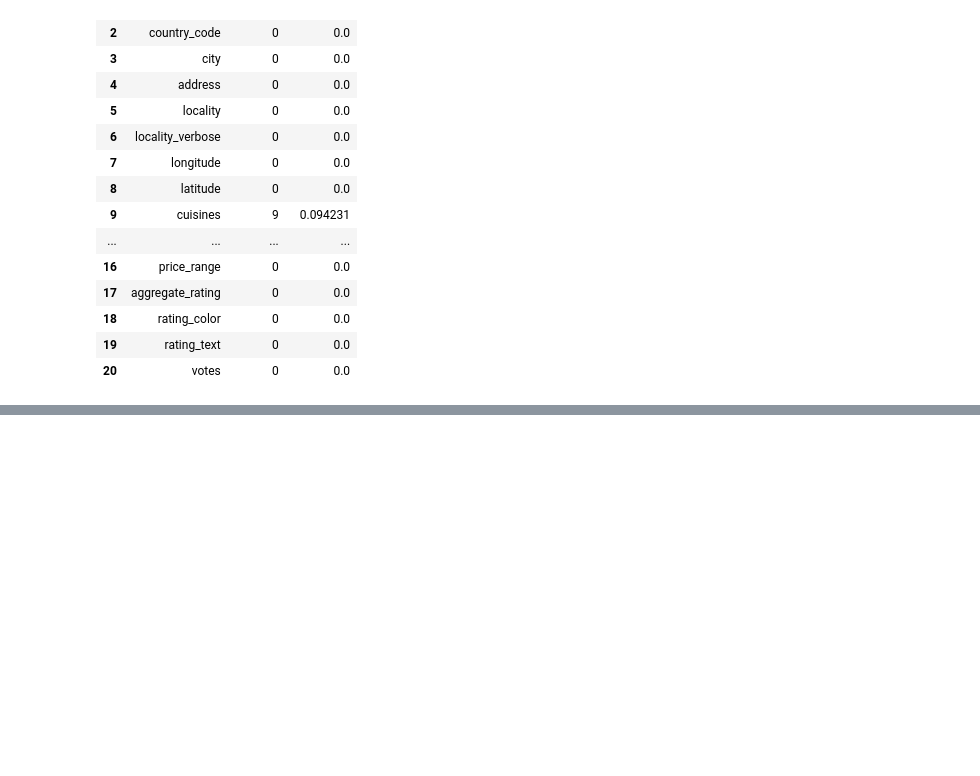
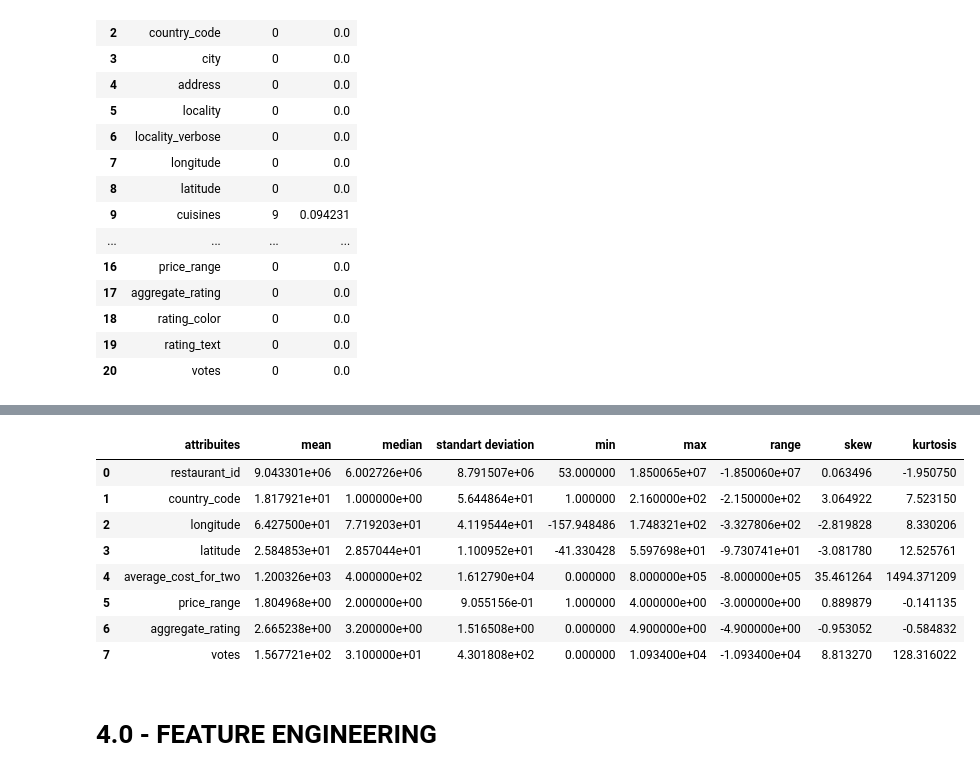
Before and after one commit to erickvieiras/fastfood_data_analysis, a Jupyter notebook: notebook/eda.ipynb, the cells around one changed output, grey strips where cells are left out. Cells and saved outputs as stored; diff of their text form; code cells hidden in the pictures; blank space fills up the shorter version.

```diff
--- a/notebook/eda.ipynb
+++ b/notebook/eda.ipynb
@@ -143,0 +247,46 @@ na_volumetry(df2)
+# %%
+df2_num = pd.DataFrame()
+df2_cat = pd.DataFrame()
+
+df2_num = df2.select_dtypes(exclude = 'object')
+df2_cat = df2.select_dtypes(include = 'object')
+
+# Tendence central:
+# - Mean
+# - Median
+
+central_tendence1 = pd.DataFrame(df2_num.apply(lambda x: np.mean(x))).T
+central_tendence2 = pd.DataFrame(df2_num.apply(lambda x: np.median(x))).T
+
+# Dispersion:
+# - Max
+# - Min
+# - Range
+# - Standart Deviation
+# - Skew
+# - Kurtosis
+
+dispersion1 = pd.DataFrame(df2_num.apply(lambda x: np.std(x))).T
+dispersion2 = pd.DataFrame(df2_num.apply(min)).T
+dispersion3 = pd.DataFrame(df2_num.apply(max)).T
+dispersion4 = pd.DataFrame(df2_num.apply(lambda x: x.min() - x.max())).T
+dispersion5 = pd.DataFrame(df2_num.apply(lambda x: x.skew())).T
+dispersion6 = pd.DataFrame(df2_num.apply(lambda x: x.kurtosis())).T
+
+# Concatenating the dataframes
+
+metrics = pd.concat([central_tendence1, central_tendence2, dispersion1, dispersion2, dispersion3, dispersion4, dispersion5, dispersion6]).T.reset_index()
+metrics.columns = ['attribuites', 'mean', 'median', 'standart deviation', 'min', 'max', 'range', 'skew', 'kurtosis']
+metrics
+# %% [output]
+|  | attribuites | mean | median | standart deviation | min | max | range | skew | kurtosis |
+| 0 | restaurant_id | 9.043301e+06 | 6.002726e+06 | 8.791507e+06 | 53.000000 | 1.850065e+07 | -1.850060e+07 | 0.063496 | -1.950750 |
+| 1 | country_code | 1.817921e+01 | 1.000000e+00 | 5.644864e+01 | 1.000000 | 2.160000e+02 | -2.150000e+02 | 3.064922 | 7.523150 |
+| 2 | longitude | 6.427500e+01 | 7.719203e+01 | 4.119544e+01 | -157.948486 | 1.748321e+02 | -3.327806e+02 | -2.819828 | 8.330206 |
+| 3 | latitude | 2.584853e+01 | 2.857044e+01 | 1.100952e+01 | -41.330428 | 5.597698e+01 | -9.730741e+01 | -3.081780 | 12.525761 |
+| 4 | average_cost_for_two | 1.200326e+03 | 4.000000e+02 | 1.612790e+04 | 0.000000 | 8.000000e+05 | -8.000000e+05 | 35.461264 | 1494.371209 |
+| 5 | price_range | 1.804968e+00 | 2.000000e+00 | 9.055156e-01 | 1.000000 | 4.000000e+00 | -3.000000e+00 | 0.889879 | -0.141135 |
+| 6 | aggregate_rating | 2.665238e+00 | 3.200000e+00 | 1.516508e+00 | 0.000000 | 4.900000e+00 | -4.900000e+00 | -0.953052 | -0.584832 |
+| 7 | votes | 1.567721e+02 | 3.100000e+01 | 4.301808e+02 | 0.000000 | 1.093400e+04 | -1.093400e+04 | 8.813270 | 128.316022 |
+# %% [markdown]
+# 4.0 - FEATURE ENGINEERING
```
Also changed, not shown: parts of 12 cells of this notebook.
